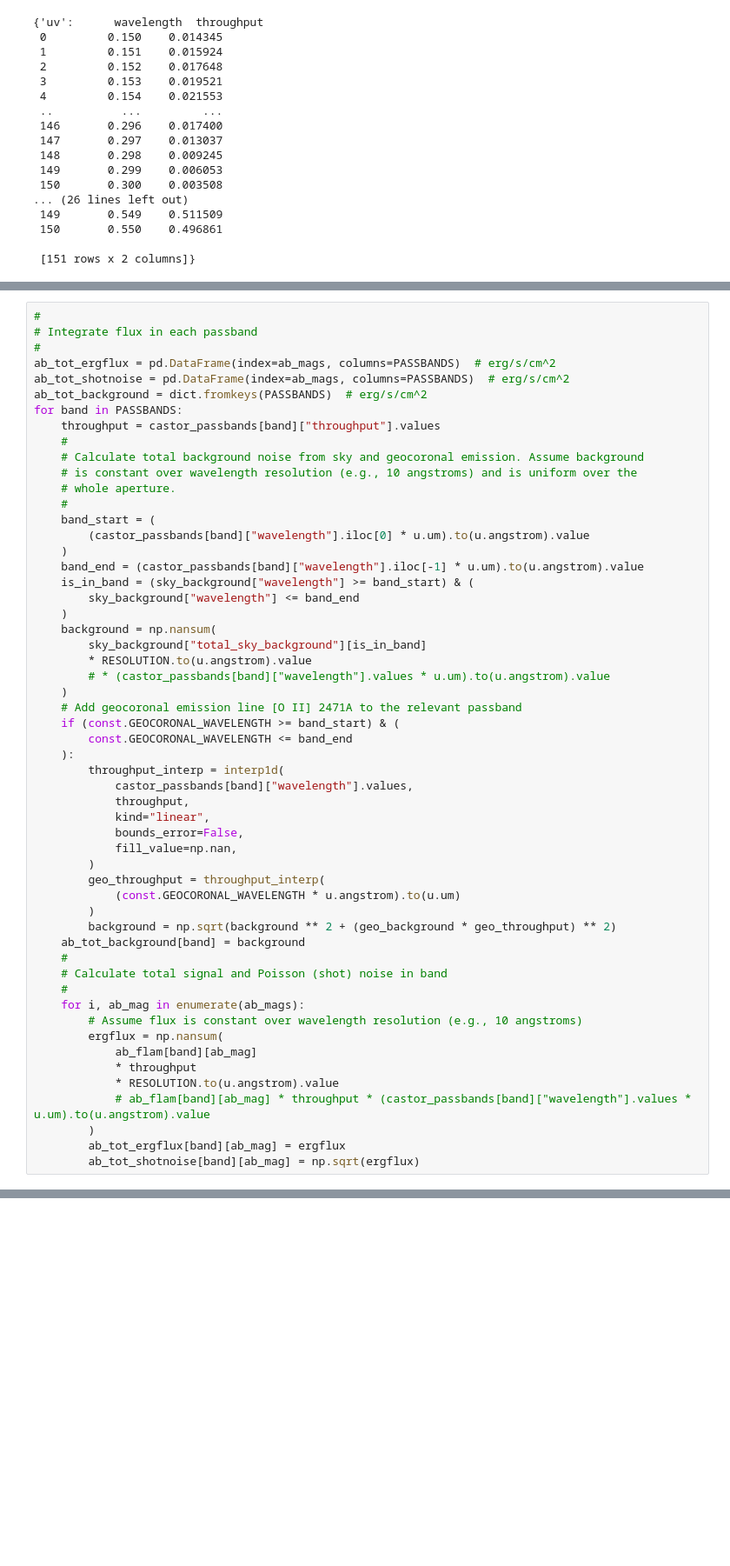
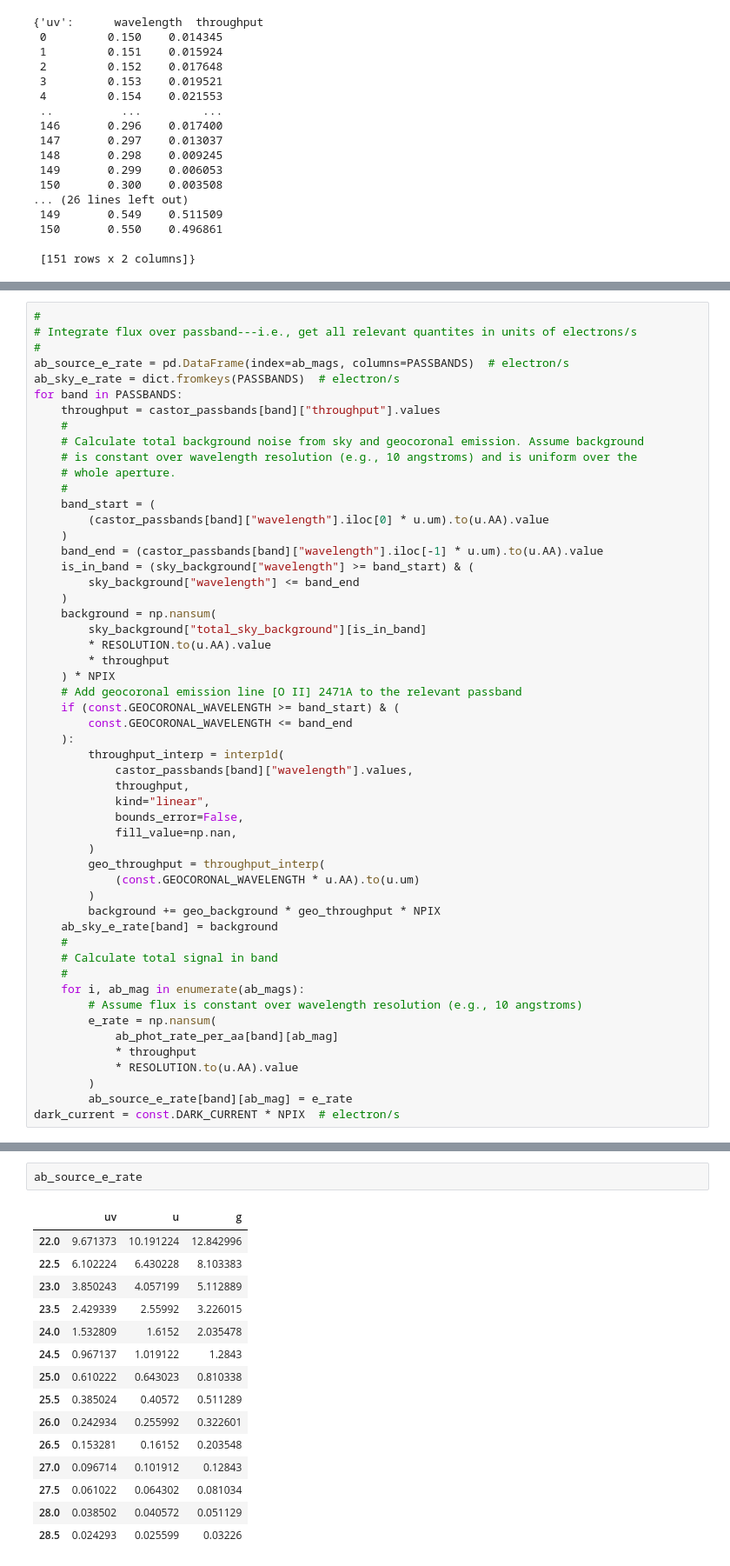
Before and after one commit to CASTOR-telescope/ETC, a Jupyter notebook: notebooks/snr_old.ipynb, the cells around one changed output, grey strips where cells are left out. Shown at 87% size. Cells and saved outputs as stored; diff of their text form; blank space fills up the shorter version.

```diff
--- a/notebooks/snr_old.ipynb
+++ b/notebooks/snr_old.ipynb
@@ -532,10 +588,9 @@ ab_elam = ab_photlam * const.GAIN
 # %%
 #
-# Integrate flux in each passband
+# Integrate flux over passband---i.e., get all relevant quantites in units of electrons/s
 #
-ab_tot_ergflux = pd.DataFrame(index=ab_mags, columns=PASSBANDS)  # erg/s/cm^2
-ab_tot_shotnoise = pd.DataFrame(index=ab_mags, columns=PASSBANDS)  # erg/s/cm^2
-ab_tot_background = dict.fromkeys(PASSBANDS)  # erg/s/cm^2
+ab_source_e_rate = pd.DataFrame(index=ab_mags, columns=PASSBANDS)  # electron/s
+ab_sky_e_rate = dict.fromkeys(PASSBANDS)  # electron/s
 for band in PASSBANDS:
     throughput = castor_passbands[band]["throughput"].values
     #
@@ -544,17 +599,17 @@ for band in PASSBANDS:
     # whole aperture.
     #
     band_start = (
-        (castor_passbands[band]["wavelength"].iloc[0] * u.um).to(u.angstrom).value
+        (castor_passbands[band]["wavelength"].iloc[0] * u.um).to(u.AA).value
     )
-    band_end = (castor_passbands[band]["wavelength"].iloc[-1] * u.um).to(u.angstrom).value
+    band_end = (castor_passbands[band]["wavelength"].iloc[-1] * u.um).to(u.AA).value
     is_in_band = (sky_background["wavelength"] >= band_start) & (
         sky_background["wavelength"] <= band_end
     )
     background = np.nansum(
         sky_background["total_sky_background"][is_in_band]
-        * RESOLUTION.to(u.angstrom).value
-        # * (castor_passbands[band]["wavelength"].values * u.um).to(u.angstrom).value
-    )
+        * RESOLUTION.to(u.AA).value
+        * throughput
+    ) * NPIX
     # Add geocoronal emission line [O II] 2471A to the relevant passband
     if (const.GEOCORONAL_WAVELENGTH >= band_start) & (
         const.GEOCORONAL_WAVELENGTH <= band_end
@@ -567,20 +622,19 @@ for band in PASSBANDS:
             fill_value=np.nan,
         )
         geo_throughput = throughput_interp(
-            (const.GEOCORONAL_WAVELENGTH * u.angstrom).to(u.um)
+            (const.GEOCORONAL_WAVELENGTH * u.AA).to(u.um)
         )
-        background = np.sqrt(background ** 2 + (geo_background * geo_throughput) ** 2)
-    ab_tot_background[band] = background
+        background += geo_background * geo_throughput * NPIX
+    ab_sky_e_rate[band] = background
     #
-    # Calculate total signal and Poisson (shot) noise in band
+    # Calculate total signal in band
     #
     for i, ab_mag in enumerate(ab_mags):
         # Assume flux is constant over wavelength resolution (e.g., 10 angstroms)
-        ergflux = np.nansum(
-            ab_flam[band][ab_mag]
+        e_rate = np.nansum(
+            ab_phot_rate_per_aa[band][ab_mag]
             * throughput
-            * RESOLUTION.to(u.angstrom).value
-            # ab_flam[band][ab_mag] * throughput * (castor_passbands[band]["wavelength"].values * u.um).to(u.angstrom).value
+            * RESOLUTION.to(u.AA).value
         )
-        ab_tot_ergflux[band][ab_mag] = ergflux
-        ab_tot_shotnoise[band][ab_mag] = np.sqrt(ergflux)
+        ab_source_e_rate[band][ab_mag] = e_rate
+dark_current = const.DARK_CURRENT * NPIX  # electron/s
@@ -626,0 +641,18 @@ ab_tot_background
+# %%
+ab_source_e_rate
+# %% [output]
+|  | uv | u | g |
+| 22.0 | 9.671373 | 10.191224 | 12.842996 |
+| 22.5 | 6.102224 | 6.430228 | 8.103383 |
+| 23.0 | 3.850243 | 4.057199 | 5.112889 |
+| 23.5 | 2.429339 | 2.55992 | 3.226015 |
+| 24.0 | 1.532809 | 1.6152 | 2.035478 |
+| 24.5 | 0.967137 | 1.019122 | 1.2843 |
+| 25.0 | 0.610222 | 0.643023 | 0.810338 |
+| 25.5 | 0.385024 | 0.40572 | 0.511289 |
+| 26.0 | 0.242934 | 0.255992 | 0.322601 |
+| 26.5 | 0.153281 | 0.16152 | 0.203548 |
+| 27.0 | 0.096714 | 0.101912 | 0.12843 |
+| 27.5 | 0.061022 | 0.064302 | 0.081034 |
+| 28.0 | 0.038502 | 0.040572 | 0.051129 |
+| 28.5 | 0.024293 | 0.025599 | 0.03226 |
```
Also changed, not shown: parts of 32 cells of this notebook, 8 other files.
